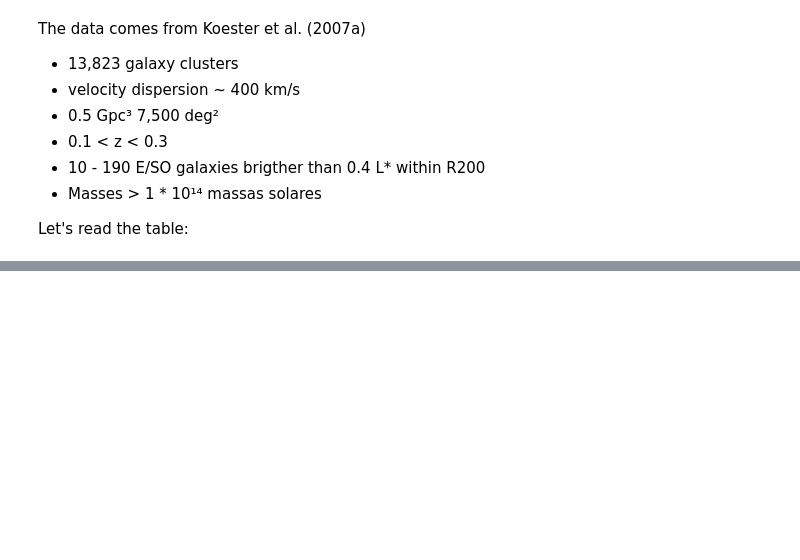
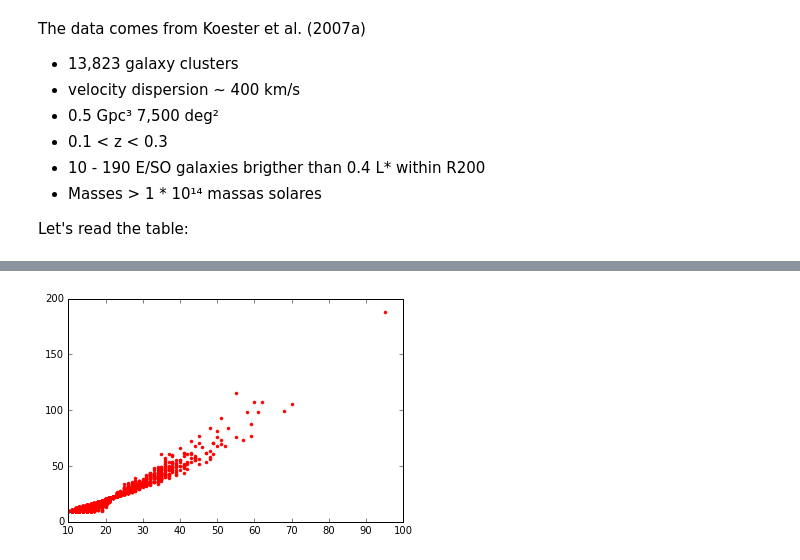
Before and after one commit to HillBruno/MaxBCGcatalog, a Jupyter notebook: MaxBCG Catalog.ipynb, the cells around one changed output, grey strips where cells are left out. Saved outputs shown, nothing was run; the diff lists cells and outputs as text; code cells hidden in the pictures; blank space fills up the shorter version.

```diff
--- a/MaxBCG Catalog.ipynb
+++ b/MaxBCG Catalog.ipynb
@@ -69,0 +73,5 @@ plt.show()
+# %%
+plt.plot(Ngal, NR, 'k.', linewidth = 3,color = 'red')
+plt.show()
+# %% [output]
+[figure, added]
```
Also changed, not shown: parts of 8 cells of this notebook.
